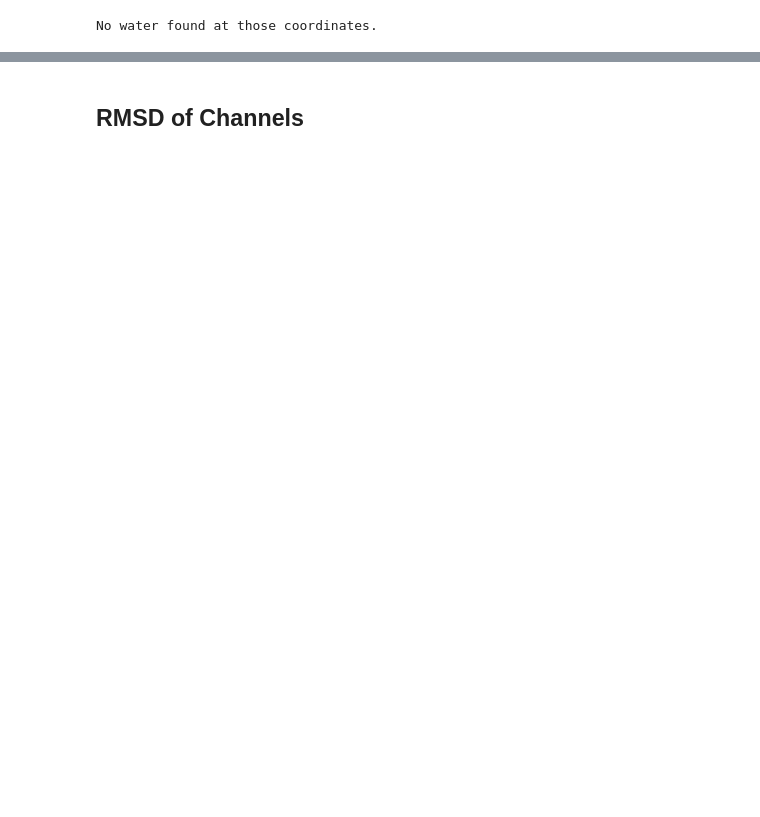
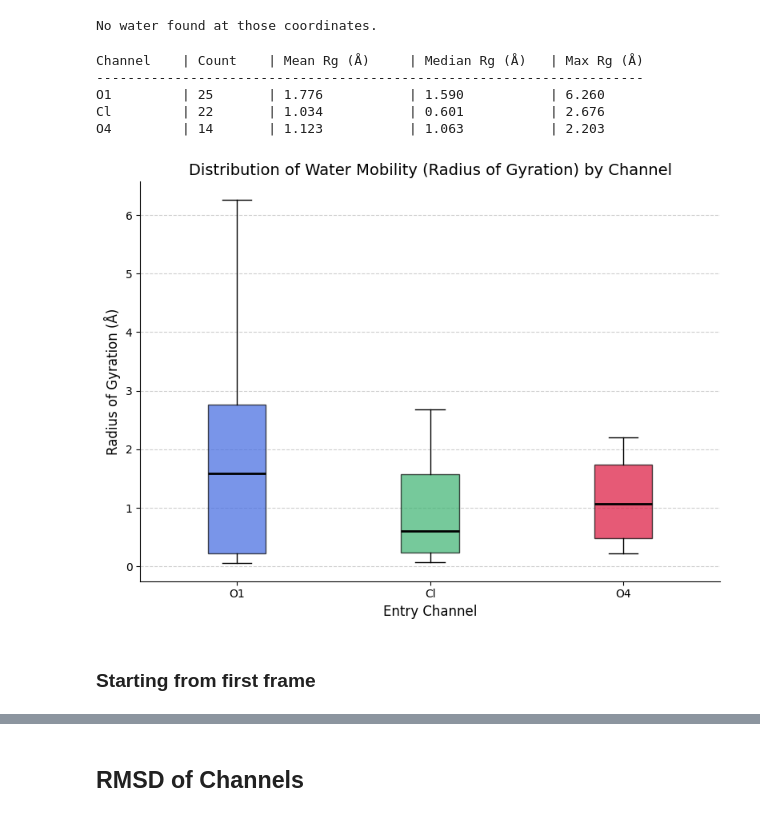
Before and after one commit to asmit3/eden, a Jupyter notebook: model_analysis_scripts/MD_scripts/methanol_scripts/kinetic_figures.ipynb, the cells around one changed output, grey strips where cells are left out. Drawn from its saved outputs; the diff is of its cells as text; code cells hidden in the pictures; blank space fills up the shorter version.

```diff
--- a/model_analysis_scripts/MD_scripts/methanol_scripts/kinetic_figures.ipynb
+++ b/model_analysis_scripts/MD_scripts/methanol_scripts/kinetic_figures.ipynb
@@ -909,3 +1307,67 @@ else:
     print("No water found at those coordinates.")
 # %% [output]
 No water found at those coordinates.
+# %%
+import numpy as np
+import matplotlib.pyplot as plt
+
+# 1. Group Rg values by Entry Channel
+channel_rgs = {'O1': [], 'Cl': [], 'O4': []}
+
+for md_idx in exit_matches.keys():
+    entry_res = entry_matches[md_idx]['resSeq']
+    entry_chan = ref_waters[entry_res]['channel']
+
+    rg_val = water_rg.get(md_idx, 0.0)
+
+    # We only care about waters that actually moved (Rg > 0)
+    if rg_val > 0:
+        channel_rgs[entry_chan].append(rg_val)
+
+# 2. Print Statistical Summary
+print(f"{'Channel':<10} | {'Count':<8} | {'Mean Rg (Å)':<15} | {'Median Rg (Å)':<15} | {'Max Rg (Å)':<15}")
+print("-" * 70)
+
+for chan in ['O1', 'Cl', 'O4']:
+    rgs = channel_rgs[chan]
+    if rgs:
+        print(f"{chan:<10} | {len(rgs):<8} | {np.mean(rgs):<15.3f} | {np.median(rgs):<15.3f} | {np.max(rgs):<15.3f}")
+    else:
+        print(f"{chan:<10} | {'0':<8} | {'N/A':<15} | {'N/A':<15} | {'N/A':<15}")
+
+# 3. Generate Boxplot for Visual Comparison
+fig, ax = plt.subplots(figsize=(8, 6))
+
+data_to_plot = [channel_rgs['O1'], channel_rgs['Cl'], channel_rgs['O4']]
+labels = ['O1', 'Cl', 'O4']
+colors = ['royalblue', 'mediumseagreen', 'crimson']
+
+# Create the boxplot
+bplot = ax.boxplot(data_to_plot, patch_artist=True, labels=labels,
+                   medianprops=dict(color='black', linewidth=2),
+                   flierprops=dict(marker='o', markerfacecolor='gray', alpha=0.5))
+
+# Color the boxes
+for patch, color in zip(bplot['boxes'], colors):
+    patch.set_facecolor(color)
+    patch.set_alpha(0.7)
+
+# Formatting
+ax.set_title("Distribution of Water Mobility (Radius of Gyration) by Channel", fontsize=14)
+ax.set_ylabel("Radius of Gyration (Å)", fontsize=12)
+ax.set_xlabel("Entry Channel", fontsize=12)
+ax.grid(axis='y', linestyle='--', alpha=0.6)
+ax.spines['top'].set_visible(False)
+ax.spines['right'].set_visible(False)
+
+plt.tight_layout()
+plt.show()
+# %% [output]
+Channel    | Count    | Mean Rg (Å)     | Median Rg (Å)   | Max Rg (Å)
+----------------------------------------------------------------------
+O1         | 25       | 1.776           | 1.590           | 6.260
+Cl         | 22       | 1.034           | 0.601           | 2.676
+O4         | 14       | 1.123           | 1.063           | 2.203
+[figure, added]
+# %% [markdown]
+### Starting from first frame
```
Also changed, not shown: parts of 38 cells of this notebook, 6 other files.
